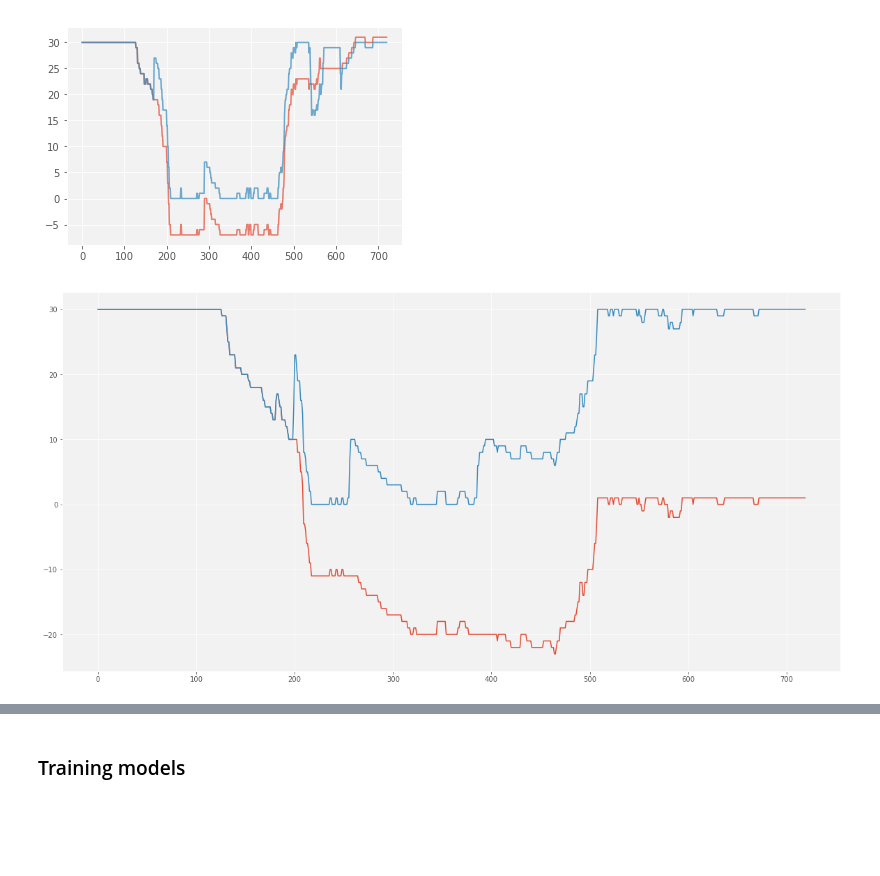
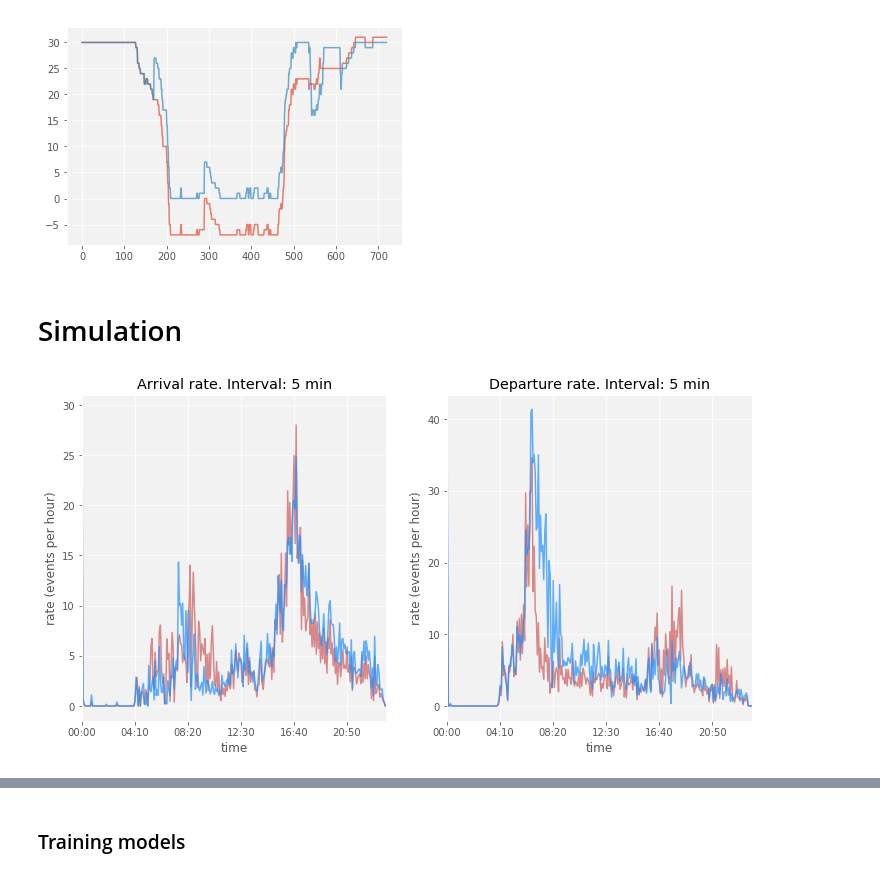
Before and after one commit to msgolovina/bss_project, a Jupyter notebook: working_file.ipynb, the cells around one changed output, grey strips where cells are left out. Cells and saved outputs as stored; diff of their text form; code cells hidden in the pictures; blank space fills up the shorter version.

```diff
--- a/working_file.ipynb
+++ b/working_file.ipynb
@@ -516,9 +512,3 @@ pb_new.index = ind
 pb_new['weekday'] = pb_new.index.weekday
 pb_new = pb_new.loc[pb_new['weekday'] < 5].drop(['weekday'], 1)
 pb_new.columns = ['PORTOBELLO_ROAD']
-# %%
-plt.figure(figsize=(20,10))
-plt.plot(no_peaks)
-plt.plot(day.PORTOBELLO_ROAD.values);
-# %% [output]
-[figure, removed]
@@ -535,0 +515,6 @@ def generate_times_opt(rate_function,max_t,delta):
+# %% [markdown]
+# Simulation
+# %%
+ar, ar_adj, dep, dep_adj = bss_functions.estimate_adjusted_rate(pb_weekdays_df, 'PORTOBELLO_ROAD', step_size=5)
+# %% [output]
+[figure, added]
```
Also changed, not shown: parts of 18 cells of this notebook, 3 other files.
